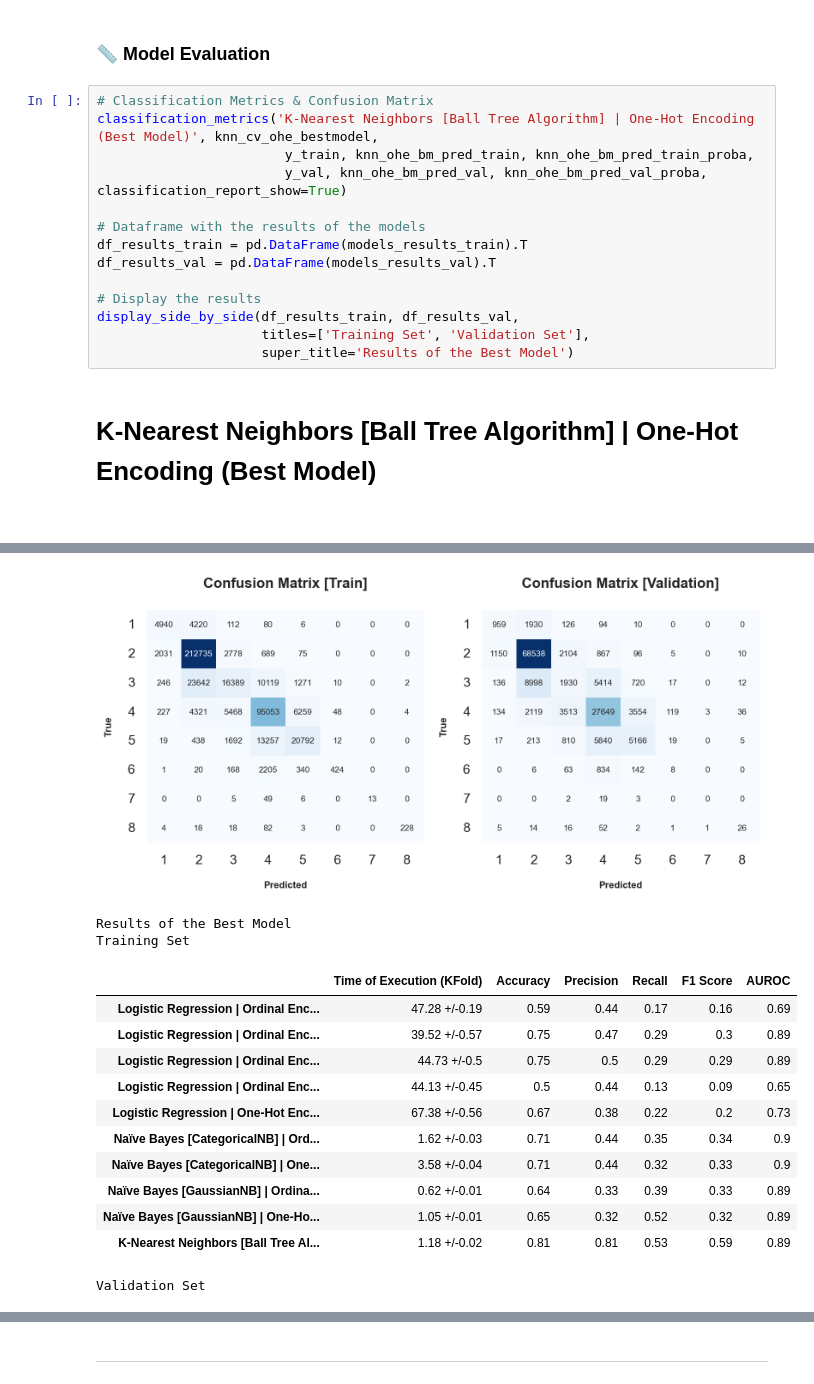
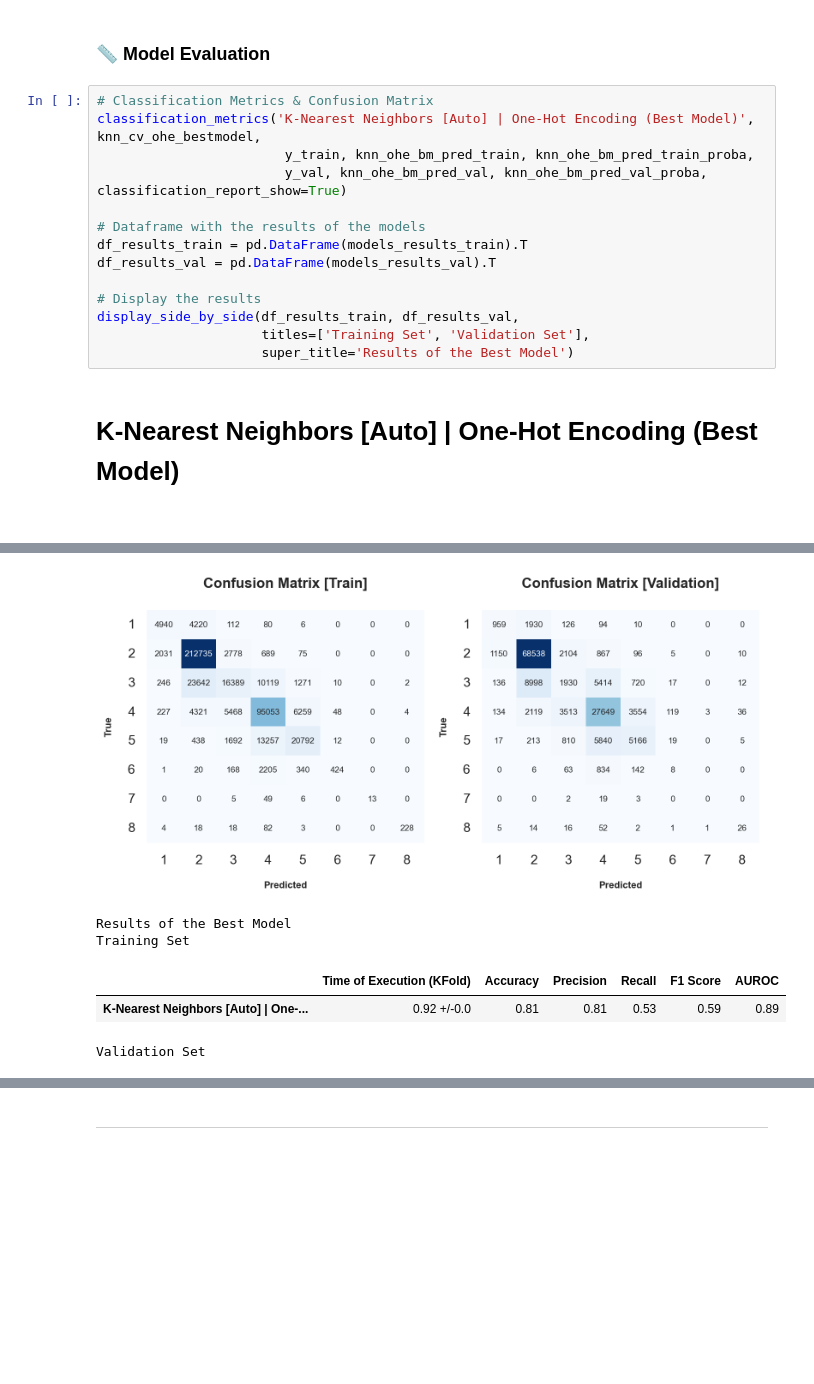
Before and after one commit to Silvestre17/ML_24.25_Project_Group33, a Jupyter notebook: 3_Modeling&Evaluation_MLProject_Group33.ipynb, the cells around one changed output, grey strips where cells are left out. Drawn from its saved outputs; the diff is of its cells as text; blank space fills up the shorter version.

```diff
--- a/3_Modeling&Evaluation_MLProject_Group33.ipynb
+++ b/3_Modeling&Evaluation_MLProject_Group33.ipynb
@@ -1254,50 +1298,41 @@ knn_ohe_bm_pred_val_proba = knn_ohe_bestmodel.predict_proba(X_validation_ohe_nor
 ### <a class='anchor' id='3_2'></a> **📏 Model Evaluation**
 # %%
 # Classification Metrics & Confusion Matrix
-classification_metrics('K-Nearest Neighbors [Ball Tree Algorithm] | One-Hot Encoding (Best Model)', knn_cv_ohe_bestmodel,
+classification_metrics('K-Nearest Neighbors [Auto] | One-Hot Encoding (Best Model)', knn_cv_ohe_bestmodel,
                         y_train, knn_ohe_bm_pred_train, knn_ohe_bm_pred_train_proba,
                         y_val, knn_ohe_bm_pred_val, knn_ohe_bm_pred_val_proba, classification_report_show=True)
 
 # Dataframe with the results of the models
 df_results_train = pd.DataFrame(models_results_train).T
 df_results_val = pd.DataFrame(models_results_val).T
 
 # Display the results
 display_side_by_side(df_results_train, df_results_val,
                      titles=['Training Set', 'Validation Set'],
                      super_title='Results of the Best Model')
 # %% [output]
-K-Nearest Neighbors [Ball Tree Algorithm] | One-Hot Encoding (Best Model)
+K-Nearest Neighbors [Auto] | One-Hot Encoding (Best Model)
 ___________________________________________________________________________________________________________
                                                      TRAIN
 -----------------------------------------------------------------------------------------------------------
               precision    recall  f1-score   support
 
            1       0.66      0.53      0.59      9358
            2       0.87      0.97      0.92    218308
            3       0.62      0.32      0.42     51679
            4       0.78      0.85      0.82    111380
            5       0.72      0.57      0.64     36210
            6       0.86      0.13      0.23      3158
            7       1.00      0.18      0.30        73
 ... (24 lines left out)
 weighted avg       0.68      0.73      0.70    143507
 
 
 AUROC: 0.73
 [figure]
 Results of the Best Model
 Training Set
 |  | Time of Execution (KFold) | Accuracy | Precision | Recall | F1 Score | AUROC |
-| Logistic Regression | Ordinal Enc... | 47.28 +/-0.19 | 0.59 | 0.44 | 0.17 | 0.16 | 0.69 |
-| Logistic Regression | Ordinal Enc... | 39.52 +/-0.57 | 0.75 | 0.47 | 0.29 | 0.3 | 0.89 |
-| Logistic Regression | Ordinal Enc... | 44.73 +/-0.5 | 0.75 | 0.5 | 0.29 | 0.29 | 0.89 |
-| Logistic Regression | Ordinal Enc... | 44.13 +/-0.45 | 0.5 | 0.44 | 0.13 | 0.09 | 0.65 |
-| Logistic Regression | One-Hot Enc... | 67.38 +/-0.56 | 0.67 | 0.38 | 0.22 | 0.2 | 0.73 |
-| Naïve Bayes [CategoricalNB] | Ord... | 1.62 +/-0.03 | 0.71 | 0.44 | 0.35 | 0.34 | 0.9 |
-| Naïve Bayes [CategoricalNB] | One... | 3.58 +/-0.04 | 0.71 | 0.44 | 0.32 | 0.33 | 0.9 |
-| Naïve Bayes [GaussianNB] | Ordina... | 0.62 +/-0.01 | 0.64 | 0.33 | 0.39 | 0.33 | 0.89 |
-| Naïve Bayes [GaussianNB] | One-Ho... | 1.05 +/-0.01 | 0.65 | 0.32 | 0.52 | 0.32 | 0.89 |
-| K-Nearest Neighbors [Ball Tree Al... | 1.18 +/-0.02 | 0.81 | 0.81 | 0.53 | 0.59 | 0.89 |
+| K-Nearest Neighbors [Auto] | One-... | 0.92 +/-0.0 | 0.81 | 0.81 | 0.53 | 0.59 | 0.89 |
 Validation Set
 |  | Accuracy | Precision | Recall | F1 Score | AUROC |
```
Also changed, not shown: parts of 22 cells of this notebook, 3 other files.
